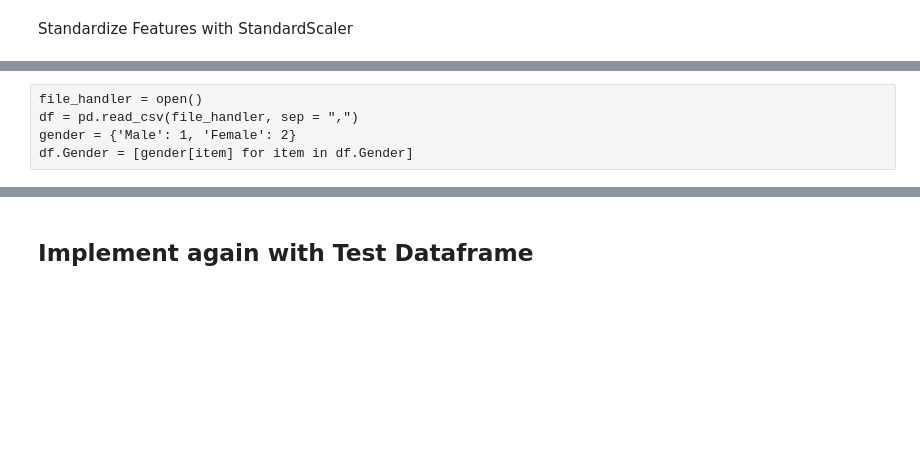
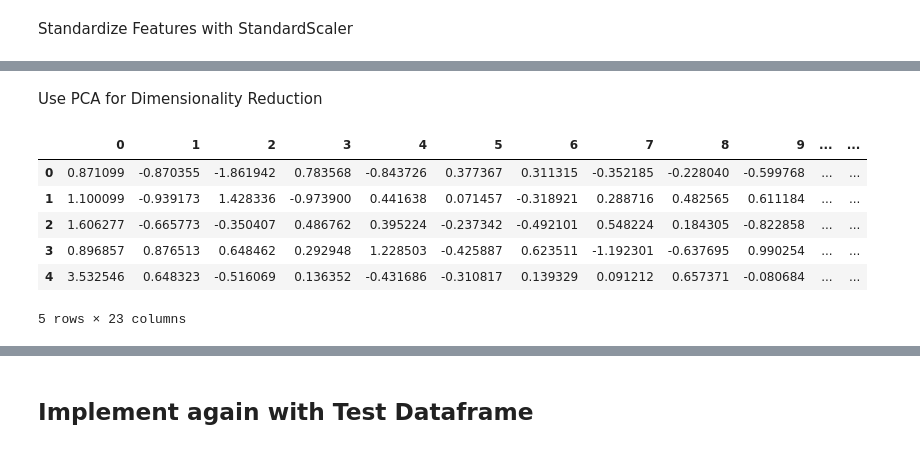
Before and after one commit to mrr28/cs675_midterm, a Jupyter notebook: CS 675 Midterm Project.ipynb, the cells around one changed output, grey strips where cells are left out. Drawn from its saved outputs; the diff is of its cells as text; code cells hidden in the pictures; blank space fills up the shorter version.

```diff
--- a/CS 675 Midterm Project.ipynb
+++ b/CS 675 Midterm Project.ipynb
@@ -185,13 +173,13 @@ train1_df = train1_df.drop(['WoodDeckSF','OpenPorchSF','EnclosedPorch','3SsnPorc
 # %% [markdown]
 New Feature 4: Garage Overall Quality
 # %%
-garage = {'Ex': 5, 'Gd': 4, 'TA': 3, 'Fa': 2, 'Po': 1}
-train1_df.GarageQual = [garage[item] for item in train1_df.GarageQual]
-train1_df.GarageCond = [garage[item] for item in train1_df.GarageCond]
+garage = {'Ex': 5, 'Gd': 4, 'TA': 3, 'Fa': 2, 'Po': 1, 'NA': 0}
+train_df.GarageQual = [garage[item] for item in train_df.GarageQual]
+train_df.GarageCond = [garage[item] for item in train_df.GarageCond]
 
-train1_df['GarageOverall'] = ((train1_df['GarageQual']+train1_df['GarageCond'])/2)
+train_df['GarageOverall'] = ((train_df['GarageQual']+train_df['GarageCond'])/2)
 
-train1_df = train1_df.drop(['GarageQual','GarageCond'],axis=1)
+train_df = train_df.drop(['GarageQual','GarageCond'],axis=1)
 # %% [markdown]
 New Feature 5: Exterior Overall Quality
 # %%
@@ -286,5 +277,15 @@ ValueError: could not convert string to float: 'RL'
-# %% [raw]
-file_handler = open()
-df = pd.read_csv(file_handler, sep = ",")
-gender = {'Male': 1, 'Female': 2}
-df.Gender = [gender[item] for item in df.Gender]
+# %% [markdown]
+Use PCA for Dimensionality Reduction
+# %%
+pca = PCA()
+x_pca = pca.fit_transform(data_scale)
+x_pca = pd.DataFrame(x_pca)
+x_pca.head()
+# %% [output]
+|  | 0 | 1 | 2 | 3 | 4 | 5 | 6 | 7 | 8 | 9 | ... | ... |
+| 0 | 0.871099 | -0.870355 | -1.861942 | 0.783568 | -0.843726 | 0.377367 | 0.311315 | -0.352185 | -0.228040 | -0.599768 | ... | ... |
+| 1 | 1.100099 | -0.939173 | 1.428336 | -0.973900 | 0.441638 | 0.071457 | -0.318921 | 0.288716 | 0.482565 | 0.611184 | ... | ... |
+| 2 | 1.606277 | -0.665773 | -0.350407 | 0.486762 | 0.395224 | -0.237342 | -0.492101 | 0.548224 | 0.184305 | -0.822858 | ... | ... |
+| 3 | 0.896857 | 0.876513 | 0.648462 | 0.292948 | 1.228503 | -0.425887 | 0.623511 | -1.192301 | -0.637695 | 0.990254 | ... | ... |
+| 4 | 3.532546 | 0.648323 | -0.516069 | 0.136352 | -0.431686 | -0.310817 | 0.139329 | 0.091212 | 0.657371 | -0.080684 | ... | ... |
+5 rows × 23 columns
```
Also changed, not shown: parts of 34 cells of this notebook.
